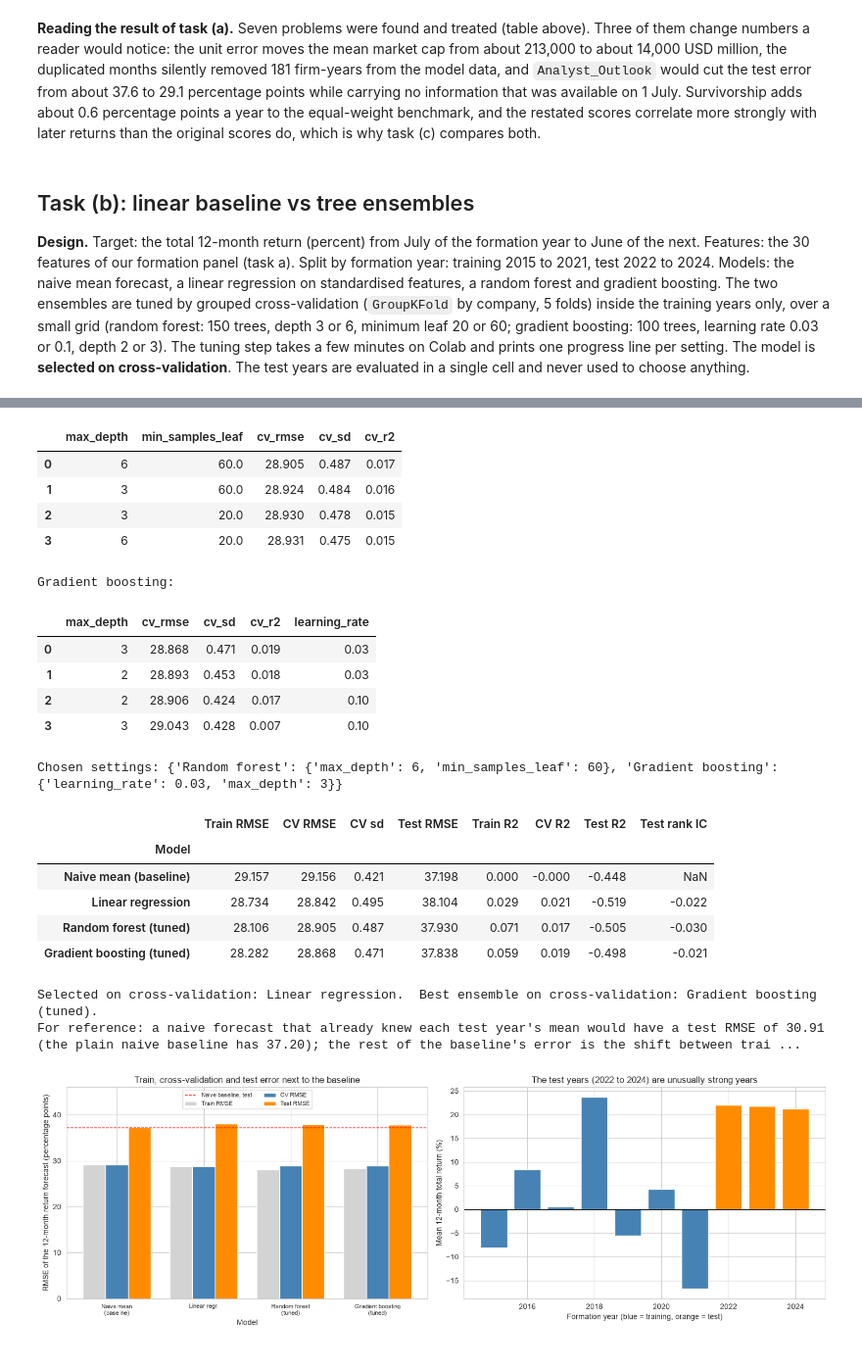
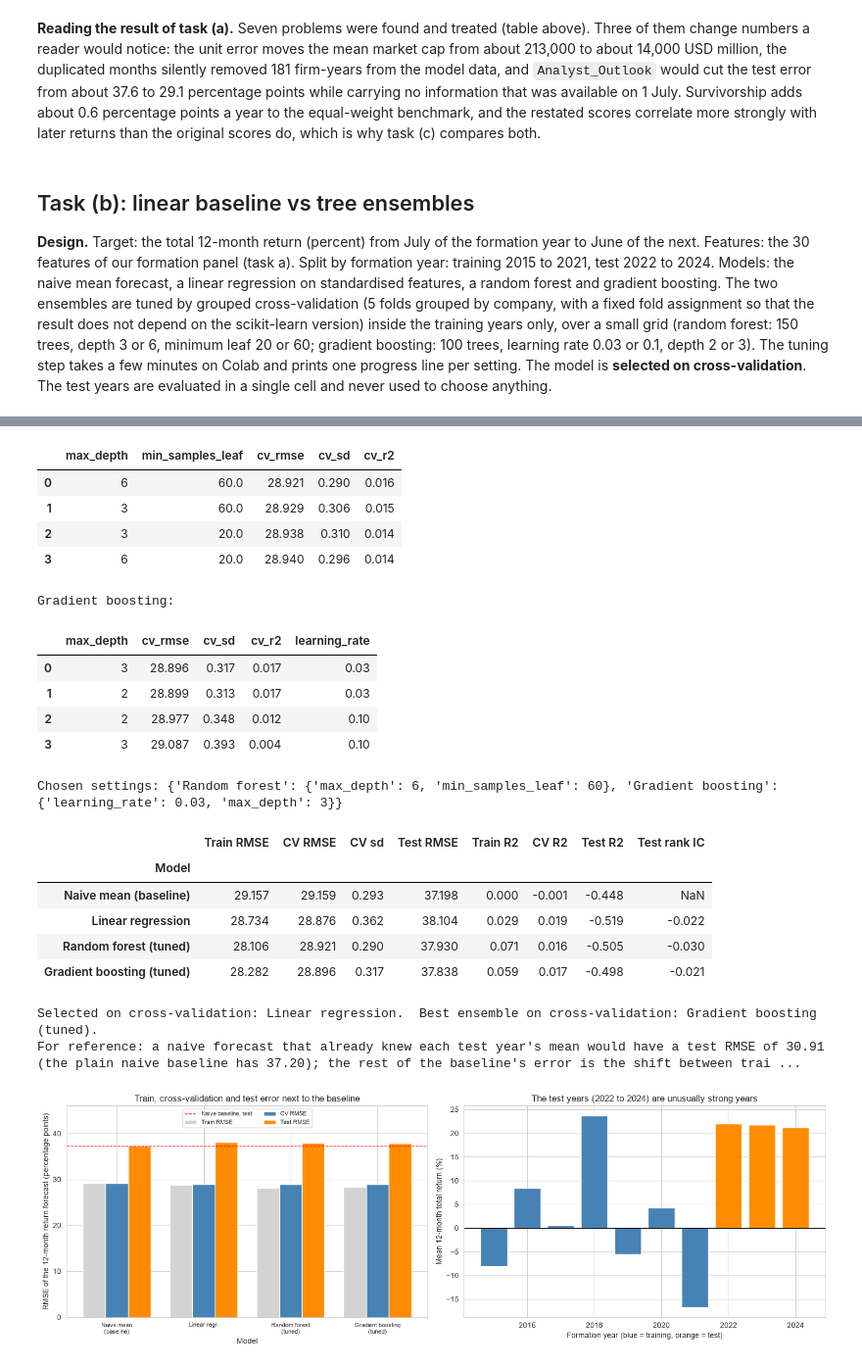
Before and after one commit to FBE5d5wqfds/EAIF-, a Jupyter notebook: group_project_AS2026/notebook/Group_Work_AS_2026_solution.ipynb, the cells around one changed output, grey strips where cells are left out. Shown at 98% size. Cells and saved outputs as stored; diff of their text form; code cells hidden in the pictures.

Commit message:
Use deterministic company folds in task (b) cross-validation; remove the vIV test copy
Co-Authored-By: Claude Sonnet 5.5 <noreply@anthropic.com>

```diff
--- a/group_project_AS2026/notebook/Group_Work_AS_2026_solution.ipynb
+++ b/group_project_AS2026/notebook/Group_Work_AS_2026_solution.ipynb
@@ -782,7 +782,7 @@ print(f"{len(ml_a):,} formation rows remain after requiring a full 12-month hist
 # %% [markdown]
 ## Task (b): linear baseline vs tree ensembles
 
-**Design.** Target: the total 12-month return (percent) from July of the formation year to June of the next. Features: the 30 features of our formation panel (task a). Split by formation year: training 2015 to 2021, test 2022 to 2024. Models: the naive mean forecast, a linear regression on standardised features, a random forest and gradient boosting. The two ensembles are tuned by grouped cross-validation (`GroupKFold` by company, 5 folds) inside the training years only, over a small grid (random forest: 150 trees, depth 3 or 6, minimum leaf 20 or 60; gradient boosting: 100 trees, learning rate 0.03 or 0.1, depth 2 or 3). The tuning step takes a few minutes on Colab and prints one progress line per setting. The model is **selected on cross-validation**. The test years are evaluated in a single cell and never used to choose anything.
+**Design.** Target: the total 12-month return (percent) from July of the formation year to June of the next. Features: the 30 features of our formation panel (task a). Split by formation year: training 2015 to 2021, test 2022 to 2024. Models: the naive mean forecast, a linear regression on standardised features, a random forest and gradient boosting. The two ensembles are tuned by grouped cross-validation (5 folds grouped by company, with a fixed fold assignment so that the result does not depend on the scikit-learn version) inside the training years only, over a small grid (random forest: 150 trees, depth 3 or 6, minimum leaf 20 or 60; gradient boosting: 100 trees, learning rate 0.03 or 0.1, depth 2 or 3). The tuning step takes a few minutes on Colab and prints one progress line per setting. The model is **selected on cross-validation**. The test years are evaluated in a single cell and never used to choose anything.
 # %%
 # ---- (b) Step 1: data, cross-validation and tuning of the ensembles ----
 assert "model_data_a" in globals(), "Run the cells above first (Runtime > Run all)."
@@ -797,10 +797,17 @@ from scipy.stats import spearmanr
 TARGET = "Hold_Return_Pct"          # total 12-month return in percent, July to June after formation
 X_tr, y_tr, g_tr = model_data_a.loc[train_a, feature_cols_a], model_data_a.loc[train_a, TARGET], model_data_a.loc[train_a, "Company_ID"]
 X_te, y_te = model_data_a.loc[test_a, feature_cols_a], model_data_a.loc[test_a, TARGET]
-cv = GroupKFold(n_splits=5)         # all rows of one company stay in the same fold
+# Grouped 5-fold cross-validation by company with an explicit, deterministic fold assignment: all rows of one company stay in
+# the same fold, and the folds are identical on every machine and scikit-learn version (GroupKFold's own assignment changed
+# between versions, which flipped the near-tie between models in a first Colab run).
+companies = np.sort(g_tr.unique())
+fold_of_company = pd.Series(np.arange(len(companies)) % 5, index=companies)
+fold_of_row = g_tr.map(fold_of_company).to_numpy()
+cv = [(np.where(fold_of_row != k)[0], np.where(fold_of_row == k)[0]) for k in range(5)]
+print("Rows per cross-validation fold:", [len(te) for _, te in cv])
 
 def cv_scores(model):
-    res = cross_validate(model, X_tr, y_tr, groups=g_tr, cv=cv,
+    res = cross_validate(model, X_tr, y_tr, cv=cv,
                          scoring={"rmse": "neg_root_mean_squared_error", "r2": "r2"})
     return dict(cv_rmse=-res["test_rmse"].mean(), cv_sd=res["test_rmse"].std(), cv_r2=res["test_r2"].mean())
 
@@ -852,17 +860,17 @@ Tuning the ensembles with grouped cross-validation. This takes a few minutes on
 Cross-validation results of the tuning grid (RMSE in percentage points, grouped 5-fold inside the training years):
 
 Random forest:
 |  | max_depth | min_samples_leaf | cv_rmse | cv_sd | cv_r2 |
-| 0 | 6 | 60.0 | 28.905 | 0.487 | 0.017 |
-| 1 | 3 | 60.0 | 28.924 | 0.484 | 0.016 |
-| 2 | 3 | 20.0 | 28.930 | 0.478 | 0.015 |
-| 3 | 6 | 20.0 | 28.931 | 0.475 | 0.015 |
+| 0 | 6 | 60.0 | 28.921 | 0.290 | 0.016 |
+| 1 | 3 | 60.0 | 28.929 | 0.306 | 0.015 |
+| 2 | 3 | 20.0 | 28.938 | 0.310 | 0.014 |
+| 3 | 6 | 20.0 | 28.940 | 0.296 | 0.014 |
 Gradient boosting:
 |  | max_depth | cv_rmse | cv_sd | cv_r2 | learning_rate |
-| 0 | 3 | 28.868 | 0.471 | 0.019 | 0.03 |
-| 1 | 2 | 28.893 | 0.453 | 0.018 | 0.03 |
-| 2 | 2 | 28.906 | 0.424 | 0.017 | 0.10 |
-| 3 | 3 | 29.043 | 0.428 | 0.007 | 0.10 |
+| 0 | 3 | 28.896 | 0.317 | 0.017 | 0.03 |
+| 1 | 2 | 28.899 | 0.313 | 0.017 | 0.03 |
+| 2 | 2 | 28.977 | 0.348 | 0.012 | 0.10 |
+| 3 | 3 | 29.087 | 0.393 | 0.004 | 0.10 |
 Chosen settings: {'Random forest': {'max_depth': 6, 'min_samples_leaf': 60}, 'Gradient boosting': {'learning_rate': 0.03, 'max_depth': 3}}
 # %%
 # ---- (b) Step 2: train, CV and test side by side (the test years are evaluated here, once) ----
@@ -893,10 +901,10 @@ print(f"For reference: a naive forecast that already knew each test year's mean
 # %% [output]
 |  | Train RMSE | CV RMSE | CV sd | Test RMSE | Train R2 | CV R2 | Test R2 | Test rank IC |
 | Model |  |  |  |  |  |  |  |  |
-| Naive mean (baseline) | 29.157 | 29.156 | 0.421 | 37.198 | 0.000 | -0.000 | -0.448 | NaN |
-| Linear regression | 28.734 | 28.842 | 0.495 | 38.104 | 0.029 | 0.021 | -0.519 | -0.022 |
-| Random forest (tuned) | 28.106 | 28.905 | 0.487 | 37.930 | 0.071 | 0.017 | -0.505 | -0.030 |
-| Gradient boosting (tuned) | 28.282 | 28.868 | 0.471 | 37.838 | 0.059 | 0.019 | -0.498 | -0.021 |
+| Naive mean (baseline) | 29.157 | 29.159 | 0.293 | 37.198 | 0.000 | -0.001 | -0.448 | NaN |
+| Linear regression | 28.734 | 28.876 | 0.362 | 38.104 | 0.029 | 0.019 | -0.519 | -0.022 |
+| Random forest (tuned) | 28.106 | 28.921 | 0.290 | 37.930 | 0.071 | 0.016 | -0.505 | -0.030 |
+| Gradient boosting (tuned) | 28.282 | 28.896 | 0.317 | 37.838 | 0.059 | 0.017 | -0.498 | -0.021 |
 Selected on cross-validation: Linear regression.  Best ensemble on cross-validation: Gradient boosting (tuned).
 For reference: a naive forecast that already knew each test year's mean would have a test RMSE of 30.91 (the plain naive baseline has 37.20); the rest of the baseline's error is the shift between trai ...
 # %%
```
Also changed, not shown: parts of 2 cells of this notebook, 1 other file.
